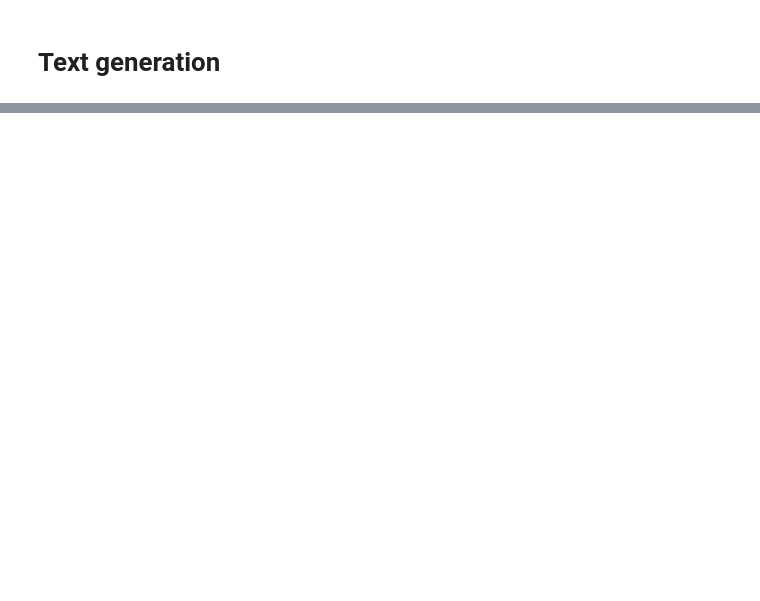
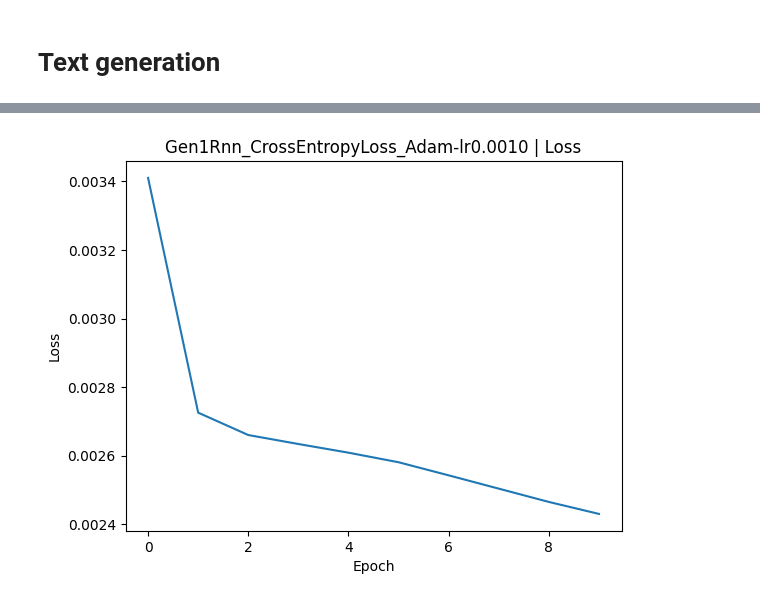
Before and after one commit to MatsM16/uib.inf265.project3, a Jupyter notebook: notebook.ipynb, the cells around one changed output, grey strips where cells are left out. Cells and saved outputs as stored; diff of their text form; code cells hidden in the pictures; blank space fills up the shorter version.

```diff
--- a/notebook.ipynb
+++ b/notebook.ipynb
@@ -513,7 +518,7 @@ def cbow_create_embeddings() -> torch.Tensor:
     return best_model.embeddings.weight.detach().to(device)
 # %%
 # embeddings = cbow_create_embeddings()
-embeddings = torch.load(DATA_DIR + 'embeddings.pt')
+embeddings = torch.load(DATA_DIR + 'embeddings.pt').to(device)
 # %% [markdown]
 ## Insepecting the embeddings
 In this section we try to understand the embeddings we created in the previous section.
@@ -928,2 +910,99 @@ When we | is | younger we
 # %% [markdown]
 # Text generation
+# %%
+GEN_CONTEXT_SIZE = 5
+GEN_BATCH_SIZE = 2048
+GEN_EPOCHS = 10
+
+class Gen1Rnn(nn.Module):
+    def __init__(self):
+        super(Gen1Rnn, self).__init__()
+
+        self.hidden = None
+        self.rnn = nn.RNN(EMBEDDINGS_DIM, EMBEDDINGS_DIM * 8, batch_first=True)
+        self.fc1 = nn.Linear(EMBEDDINGS_DIM * 8, EMBEDDINGS_DIM * 4)
+        self.fc2 = nn.Linear(EMBEDDINGS_DIM * 4, EMBEDDINGS_DIM * 2)
+        self.fc3 = nn.Linear(EMBEDDINGS_DIM * 2, VOCABULARY_SIZE)
+
+    def reset(self):
+        self.hidden = None
+
+    def forward(self, x):
+        x = embeddings[x]
+
+        # Reset the state if its incompatible with current input
+        if self.hidden is not None and self.hidden.size(1) != x.size(0):
+            self.reset()
+
+        x, hidden = self.rnn(x, self.hidden)
+        x = nn.functional.relu(x[:, -1, :]) # Keep only the last output
+        x = nn.functional.relu(self.fc1(x))
+        x = nn.functional.relu(self.fc2(x))
+        x = nn.functional.log_softmax(self.fc3(x), dim=1)
+
+        self.hidden = hidden.data
+
+        return x
+
+def gen_create_dataset(
+    words: list[str],
+    dataset_name: str
+):
+    """
+    Creates a dataset from the given words.
+    """
+    vocabulary_idx_to_label = { vocabulary[word]: vocabulary[word] for word in vocabulary.lookup_tokens(range(VOCABULARY_SIZE)) }
+    vocabulary_idx_to_label[vocabulary['<unk>']] = None
+
+    return dataset_create(words, context_size_before=GEN_CONTEXT_SIZE, vocabulary_index_to_target=vocabulary_idx_to_label, dataset_name='gen.'+dataset_name)
+
+def gen_train(
+    dataset: TensorDataset,
+    model: nn.Module,
+    criterion: object,
+    optimizer: torch.optim.Optimizer
+) -> list[tuple[int, float]]:
+
+    model_train(
+        model, dataset, criterion, optimizer,
+        model_category='gen',
+        epochs=GEN_EPOCHS,
+        batch_size=GEN_BATCH_SIZE,
+        tranform_targets=lambda x: torch.nn.functional.one_hot(x, num_classes=VOCABULARY_SIZE).float(),
+        retrain=True
+    )
+
+def gen_performance(
+    model: nn.Module,
+    dataset: TensorDataset,
+    dataset_name: str = 'Validation'
+):
+    return model_accuracy(
+        model, dataset, dataset_name,
+        transform_outputs=lambda x: torch.argmax(x, dim=1)
+    )
+
+def gen_create_model():
+
+    training_data = gen_create_dataset(words_val, 'train')
+
+    m1 = Gen1Rnn()
+    gen_train(
+        training_data, m1,
+        nn.CrossEntropyLoss(),
+        torch.optim.Adam(m1.parameters(), lr=0.001)
+    )
+
+    best_model, validation_accuracy = model_pick_best(
+        [m1],
+        training_data,
+        behave_performance,
+        figure_tag='gen'
+    )
+
+dataset = gen_create_dataset(words_val, 'val')
+
+model = Gen1Rnn()
+
+gen_train(dataset, model, nn.CrossEntropyLoss(), torch.optim.Adam(model.parameters(), lr=0.001))
+# %% [output]
@@ -929,0 +1021 @@ When we | is | younger we
+[figure, added]
```
Also changed, not shown: parts of 6 cells of this notebook, 2 other files.
